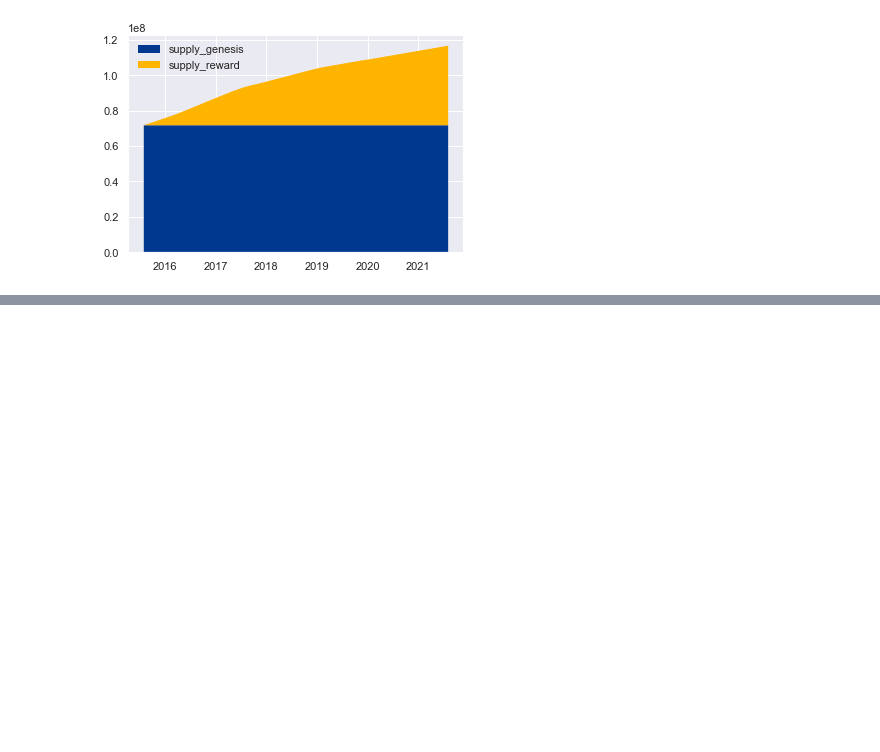
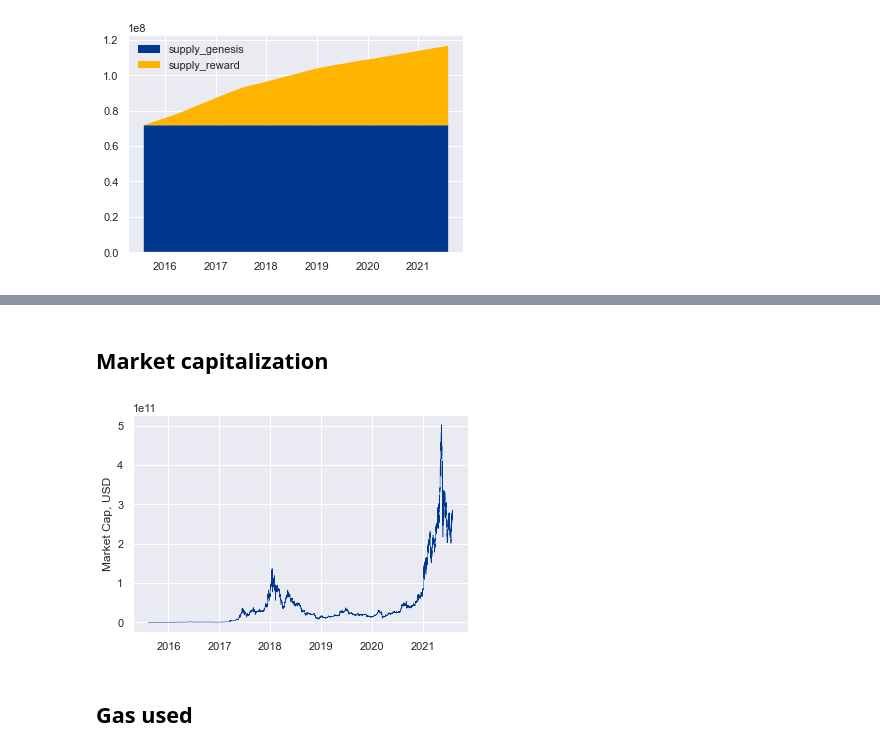
Before and after one commit to frebls/crypto-on-chain, a Jupyter notebook: data_analysis/test.ipynb, the cells around one changed output, grey strips where cells are left out. Saved outputs shown, nothing was run; the diff lists cells and outputs as text; code cells hidden in the pictures; blank space fills up the shorter version.

```diff
--- a/data_analysis/test.ipynb
+++ b/data_analysis/test.ipynb
@@ -375,0 +379,14 @@ plt.show()
+# %% [markdown]
+## Market capitalization
+# %%
+market_cap = pd.concat([supply, market_data], axis=1, join="inner")
+y = (market_cap.supply_genesis + market_cap.supply_reward) * market_cap.close
+
+plt.ticklabel_format(axis = "y", style = "sci", scilimits = (0,0))
+plt.plot(market_data.date, y, color = pal[0], linewidth = .5)
+plt.ylabel('Market Cap, USD')
+plt.show()
+# %% [output]
+[figure, added]
+# %% [markdown]
+## Gas used
```
Also changed, not shown: parts of 11 cells of this notebook.
